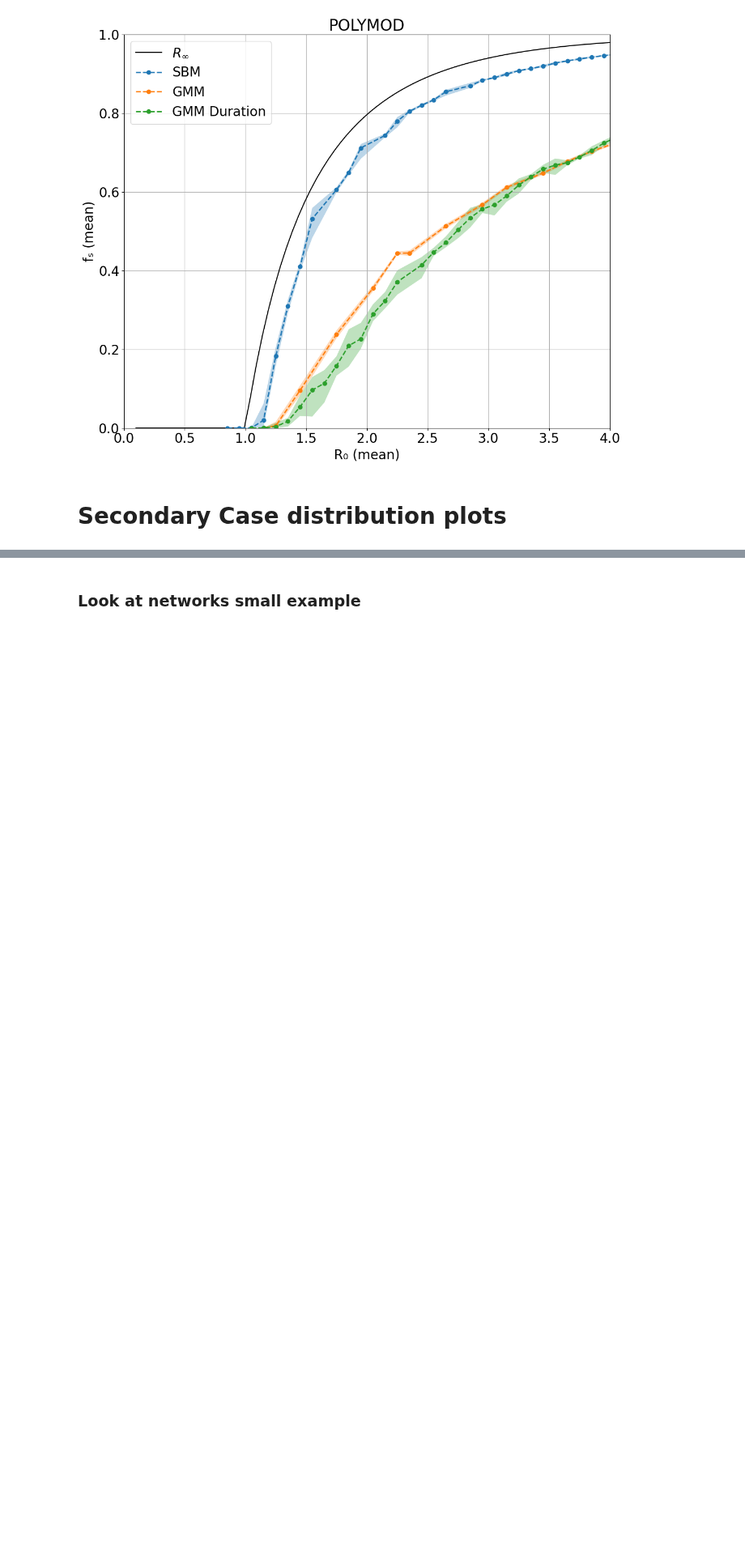
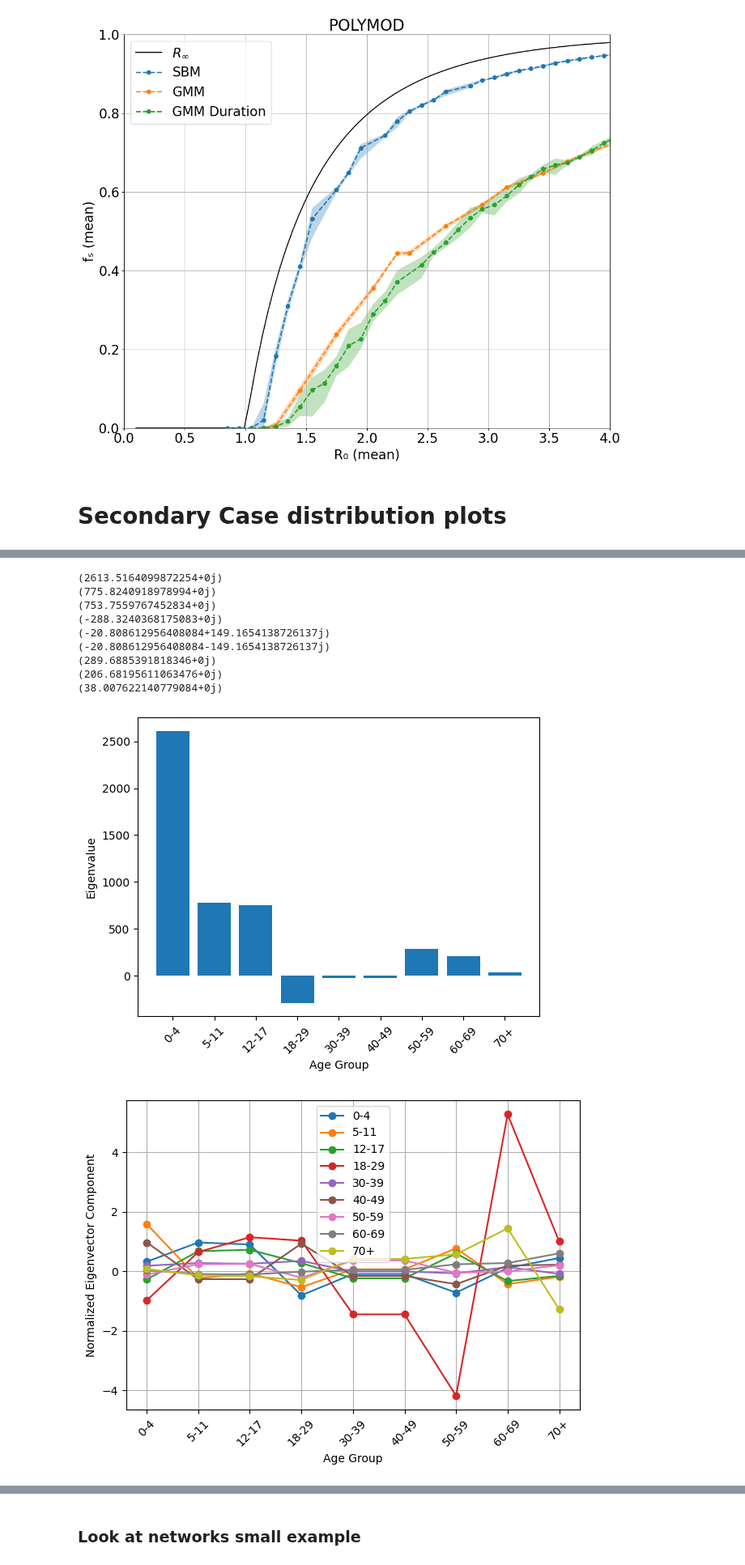
Before and after one commit to LukeMurrayKearney/Data-Driven-Networks-Code, a Jupyter notebook: duration+ages/beta_choices.ipynb, the cells around one changed output, grey strips where cells are left out. Shown at 81% size. Cells and saved outputs as stored; diff of their text form; code cells hidden in the pictures; blank space fills up the shorter version.

```diff
--- a/duration+ages/beta_choices.ipynb
+++ b/duration+ages/beta_choices.ipynb
@@ -994,0 +1025,76 @@ Generation 3 - Tau: 0.0425 - k: 0.49
+# %%
+import json
+import numpy as np
+import matplotlib.pyplot as plt
+
+datas = ['comix3','comixa','comixb','comixc','poly']
+k = 0
+bucket_labels = ['0-4', '5-11', '12-17', '18-29', '30-39', '40-49', '50-59', '60-69', '70+']
+duration_labels = ['0-5 mins', '5-15 mins', '15-60 mins', '1-4 hours', '4+ hours']
+
+data = datas[0]
+with open(f'seir_sims/{data}_{k}.json', 'r') as f:
+    res = json.load(f)
+
+tau_idx, iters = 35, 48
+output = np.zeros((9,9))
+W = np.zeros((9,9,5))
+for iteration in res['age_dur_sc'][tau_idx]:
+    try:
+        for i in range(9):
+            for j in range(9):
+                output[i,j] += np.sum(iteration[i][j])
+                for dur_idx in range(5):
+                    W[i,j,dur_idx] += iteration[i][j][dur_idx]
+    except:
+        iters -= 1
+        pass
+output = output / iters
+W = W / iters
+evals, evecs = np.linalg.eig(output)
+
+for val in evals:
+    print(val)
+plt.bar(range(1,10), np.real(evals))
+plt.xlabel("Age Group")
+plt.ylabel("Eigenvalue")
+plt.xticks(range(1,10), bucket_labels, rotation=45)
+plt.show()
+
+e_norm = np.zeros((9,9))
+for i in range(9):
+    tmp = np.real(evecs[i,:])
+    e_norm[i,:] = tmp / np.sum(tmp)
+    plt.plot(range(1,10), e_norm[i,:], marker='o', label=bucket_labels[i])
+plt.xlabel("Age Group")
+plt.ylabel("Normalized Eigenvector Component")
+plt.xticks(range(1,10), bucket_labels, rotation=45)
+plt.legend()
+plt.grid(True)
+plt.tight_layout()
+plt.show()
+
+z_t = np.zeros(5)
+for dur_idx in range(5):
+    for i in range(9):
+        for j in range(9):
+            z_t[dur_idx] += e_norm[i,j] * W[i,j, dur_idx]
+
+plt.bar(range(1,6), z_t)
+plt.xlabel("Duration Bucket")
+plt.ylabel("Weighted Contact Duration")
+plt.xticks(range(1,6), duration_labels, rotation=45)
+plt.tight_layout()
+plt.show()
+# %% [output]
+(2613.5164099872254+0j)
+(775.8240918978994+0j)
+(753.7559767452834+0j)
+(-288.3240368175083+0j)
+(-20.808612956408084+149.1654138726137j)
+(-20.808612956408084-149.1654138726137j)
+(289.6885391818346+0j)
+(206.68195611063476+0j)
+(38.007622140779084+0j)
+[figure, added]
+[figure, added]
```
Also changed, not shown: parts of 11 cells of this notebook, 18 other files.
